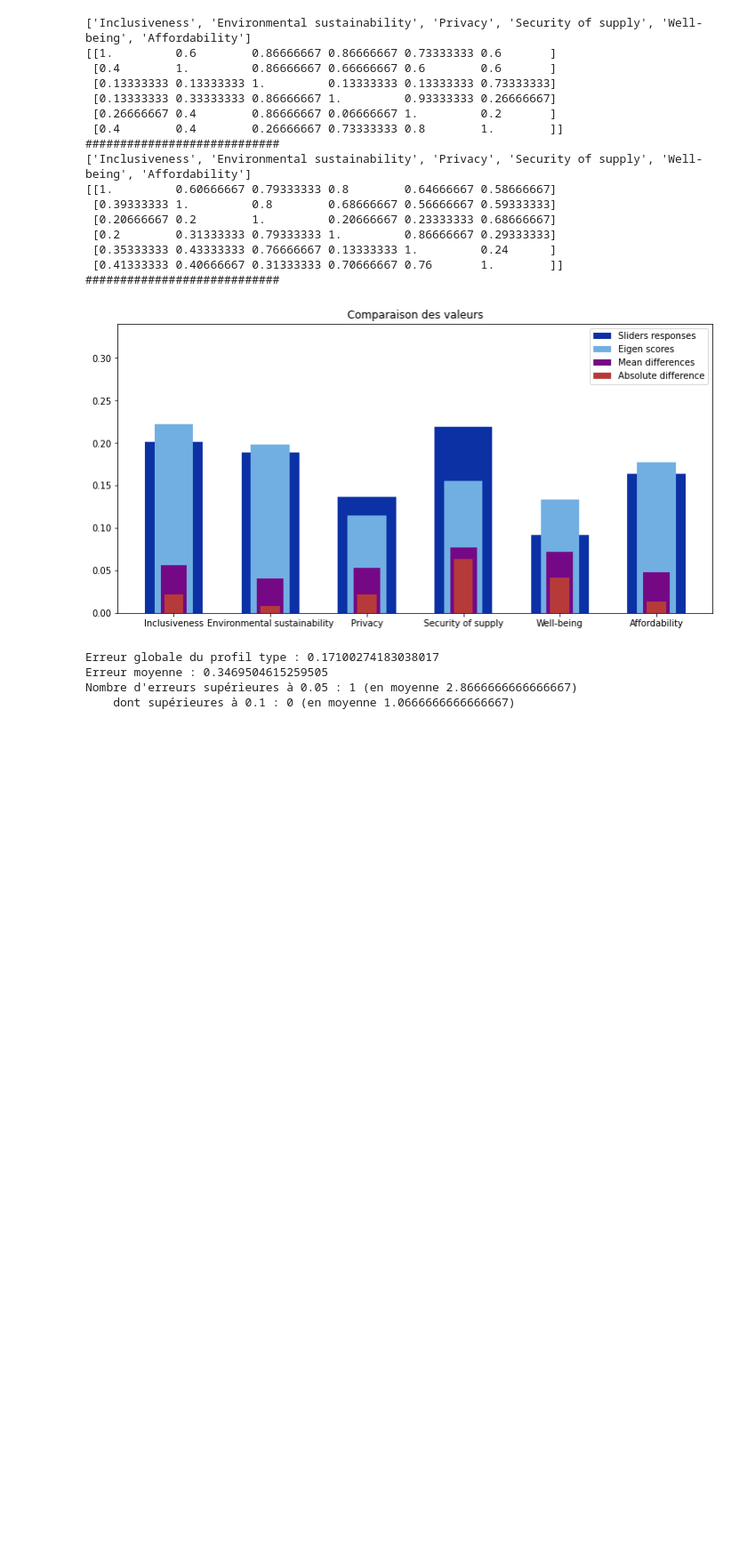
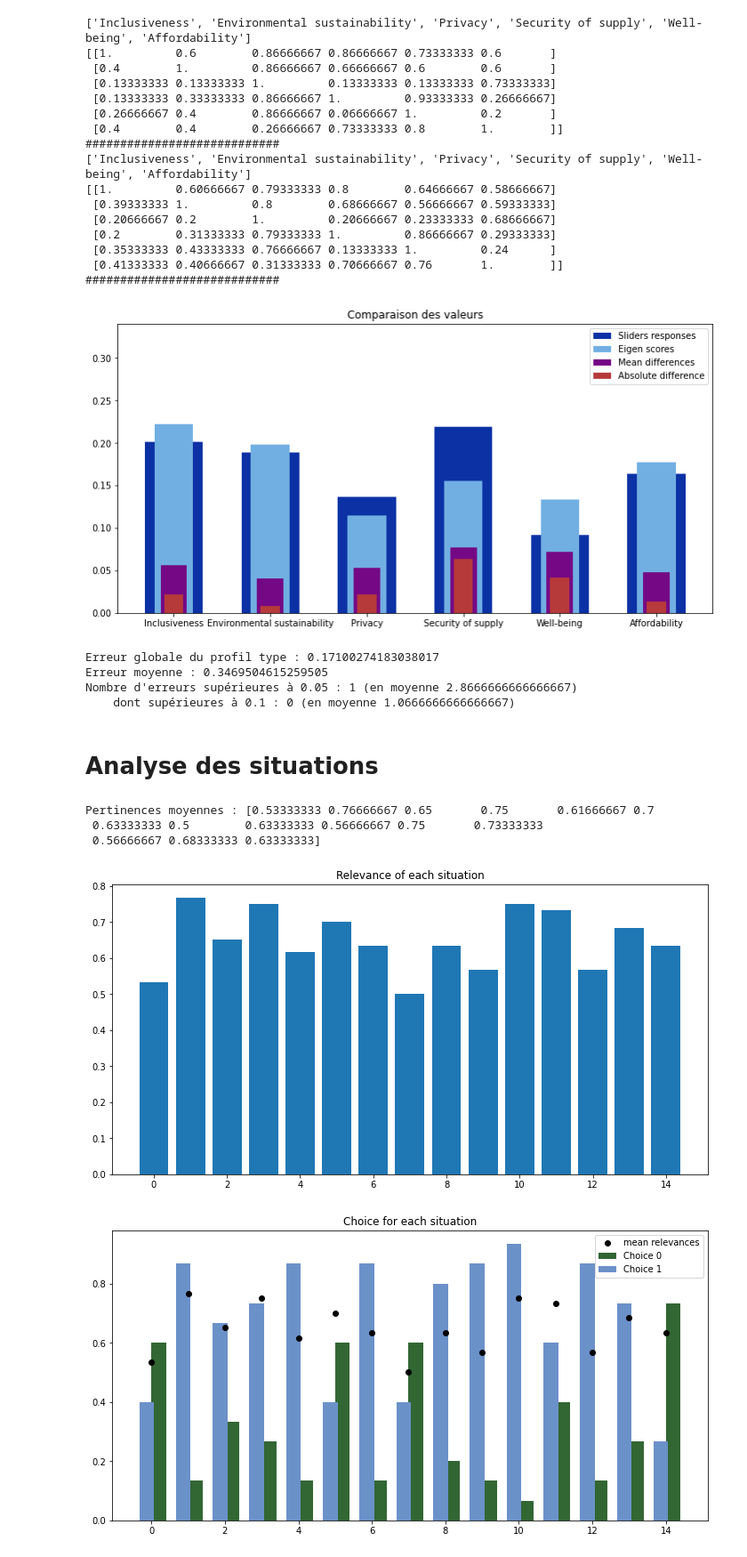
Before and after one commit to marceaunahon/LIRIS-ACCELERAI-ethics-study, a Jupyter notebook: results_analysis.ipynb, the cells around one changed output. Shown: that part at 89% size. Drawn from its saved outputs; the diff is of its cells as text; code cells hidden in the pictures; blank space fills up the shorter version.

```diff
--- a/results_analysis.ipynb
+++ b/results_analysis.ipynb
@@ -323,3 +336,13 @@ Erreur globale du profil type : 0.17100274183038017
 Erreur moyenne : 0.3469504615259505
 Nombre d'erreurs supérieures à 0.05 : 1 (en moyenne 2.8666666666666667)
     dont supérieures à 0.1 : 0 (en moyenne 1.0666666666666667)
+# %% [markdown]
+# Analyse des situations
+# %%
+choices_results()
+# %% [output]
+Pertinences moyennes : [0.53333333 0.76666667 0.65       0.75       0.61666667 0.7
+ 0.63333333 0.5        0.63333333 0.56666667 0.75       0.73333333
+ 0.56666667 0.68333333 0.63333333]
+[figure, added]
+[figure, added]
```
Also changed, not shown: parts of 3 cells of this notebook.
